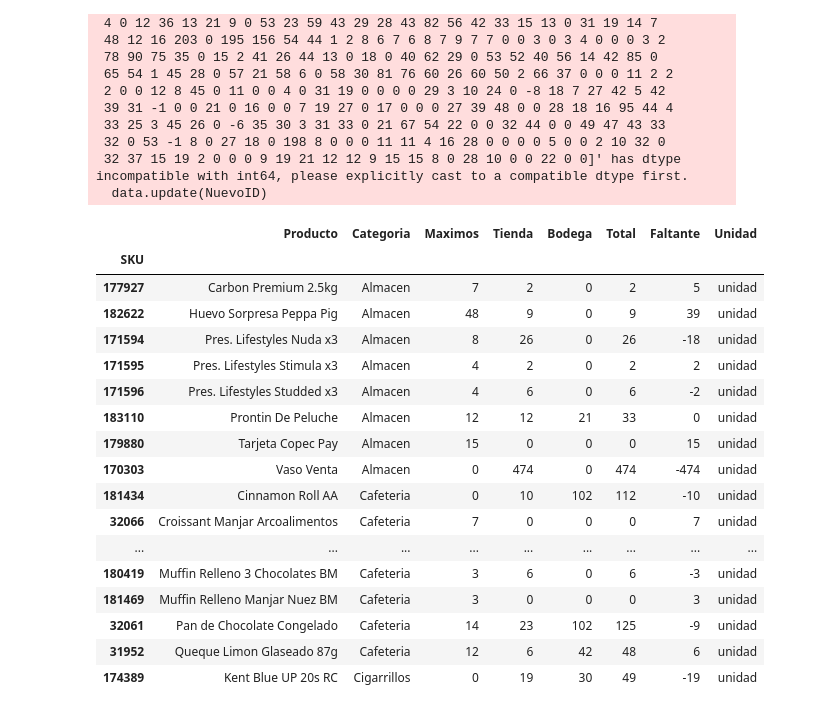
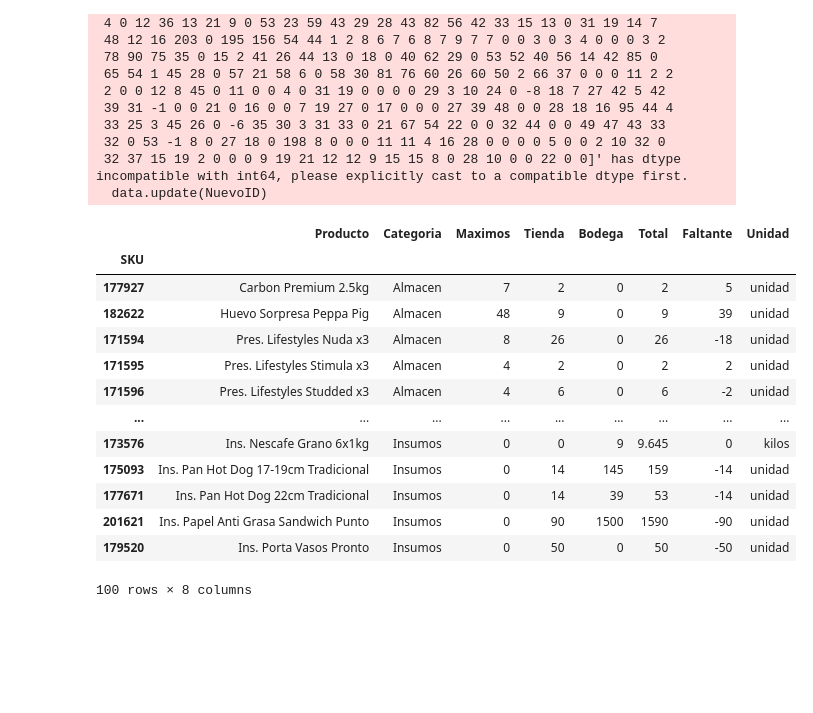
Before and after one commit to pcaliman2/realestate-datacleanup-exercise, a Jupyter notebook: prueba.ipynb, the cells around one changed output. Cells and saved outputs as stored; diff of their text form; code cells hidden in the pictures; blank space fills up the shorter version.

```diff
--- a/prueba.ipynb
+++ b/prueba.ipynb
@@ -79,25 +79,21 @@ data.to_excel('Salida.xlsx', index=False)
 # %%
 #NuevoID.info()
 # %%
-#data.head(25)
+data.head(100)
 # %% [output]
 |  | Producto | Categoria | Maximos | Tienda | Bodega | Total | Faltante | Unidad |
 | SKU |  |  |  |  |  |  |  |  |
 | 177927 | Carbon Premium 2.5kg | Almacen | 7 | 2 | 0 | 2 | 5 | unidad |
 | 182622 | Huevo Sorpresa Peppa Pig | Almacen | 48 | 9 | 0 | 9 | 39 | unidad |
 | 171594 | Pres. Lifestyles Nuda x3 | Almacen | 8 | 26 | 0 | 26 | -18 | unidad |
 | 171595 | Pres. Lifestyles Stimula x3 | Almacen | 4 | 2 | 0 | 2 | 2 | unidad |
 | 171596 | Pres. Lifestyles Studded x3 | Almacen | 4 | 6 | 0 | 6 | -2 | unidad |
-| 183110 | Prontin De Peluche | Almacen | 12 | 12 | 21 | 33 | 0 | unidad |
-| 179880 | Tarjeta Copec Pay | Almacen | 15 | 0 | 0 | 0 | 15 | unidad |
-| 170303 | Vaso Venta | Almacen | 0 | 474 | 0 | 474 | -474 | unidad |
-| 181434 | Cinnamon Roll AA | Cafeteria | 0 | 10 | 102 | 112 | -10 | unidad |
-| 32066 | Croissant Manjar Arcoalimentos | Cafeteria | 7 | 0 | 0 | 0 | 7 | unidad |
 | ... | ... | ... | ... | ... | ... | ... | ... | ... |
-| 180419 | Muffin Relleno 3 Chocolates BM | Cafeteria | 3 | 6 | 0 | 6 | -3 | unidad |
-| 181469 | Muffin Relleno Manjar Nuez BM | Cafeteria | 3 | 0 | 0 | 0 | 3 | unidad |
-| 32061 | Pan de Chocolate Congelado | Cafeteria | 14 | 23 | 102 | 125 | -9 | unidad |
-| 31952 | Queque Limon Glaseado 87g | Cafeteria | 12 | 6 | 42 | 48 | 6 | unidad |
-| 174389 | Kent Blue UP 20s RC | Cigarrillos | 0 | 19 | 30 | 49 | -19 | unidad |
+| 173576 | Ins. Nescafe Grano 6x1kg | Insumos | 0 | 0 | 9 | 9.645 | 0 | kilos |
+| 175093 | Ins. Pan Hot Dog 17-19cm Tradicional | Insumos | 0 | 14 | 145 | 159 | -14 | unidad |
+| 177671 | Ins. Pan Hot Dog 22cm Tradicional | Insumos | 0 | 14 | 39 | 53 | -14 | unidad |
+| 201621 | Ins. Papel Anti Grasa Sandwich Punto | Insumos | 0 | 90 | 1500 | 1590 | -90 | unidad |
+| 179520 | Ins. Porta Vasos Pronto | Insumos | 0 | 50 | 0 | 50 | -50 | unidad |
+100 rows × 8 columns
 # %%
 #Borradoo()
```
Also changed, not shown: parts of 1 cell of this notebook, 2 other files.
